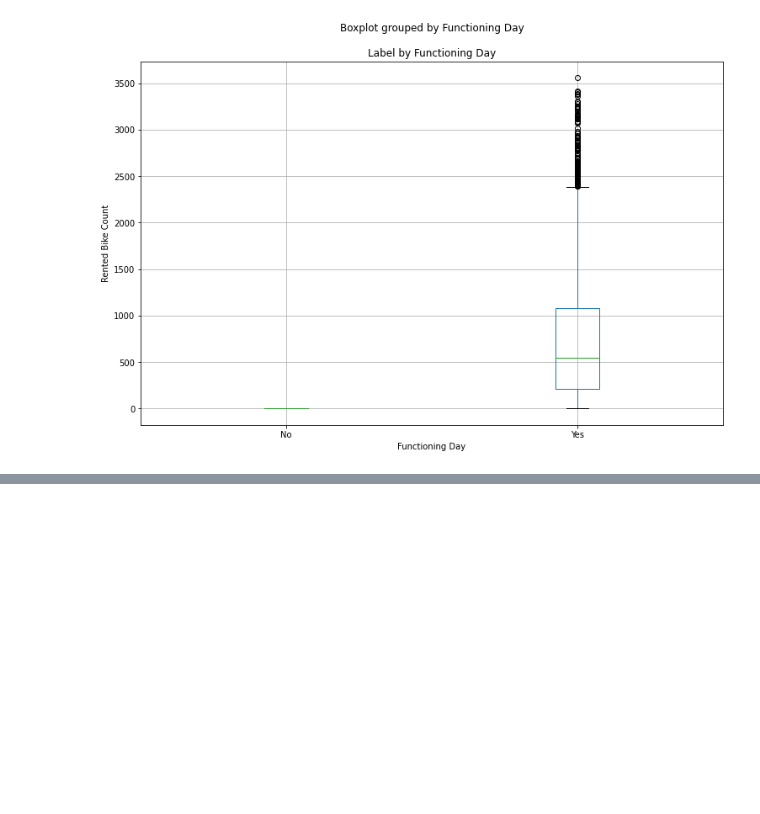
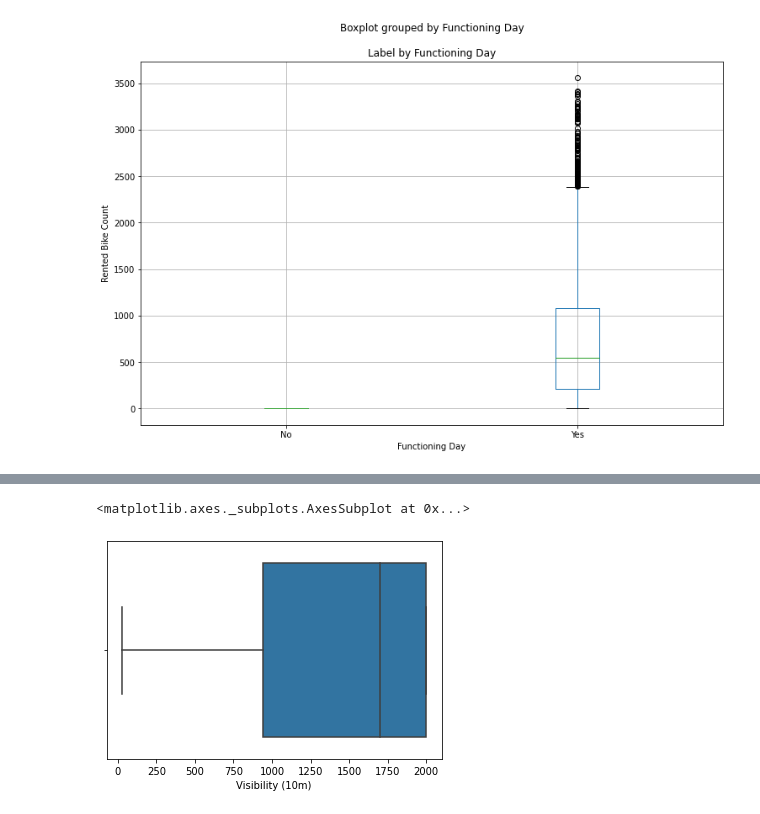
Before and after one commit to dkd99/Seoul-Bike-Sharing-Demand-Prediction, a Jupyter notebook: Bike_Sharing_Demand_Prediction_Capstone_Project.ipynb, the cells around one changed output, grey strips where cells are left out. Cells and saved outputs as stored; diff of their text form; code cells hidden in the pictures; blank space fills up the shorter version.

```diff
--- a/Bike_Sharing_Demand_Prediction_Capstone_Project.ipynb
+++ b/Bike_Sharing_Demand_Prediction_Capstone_Project.ipynb
@@ -461,0 +519,5 @@ plt.show()
+# %%
+sns.boxplot(df['Visibility (10m)'])
+# %% [output]
+<matplotlib.axes._subplots.AxesSubplot at 0x...>
+[figure, added]
```
Also changed, not shown: parts of 71 cells of this notebook.
